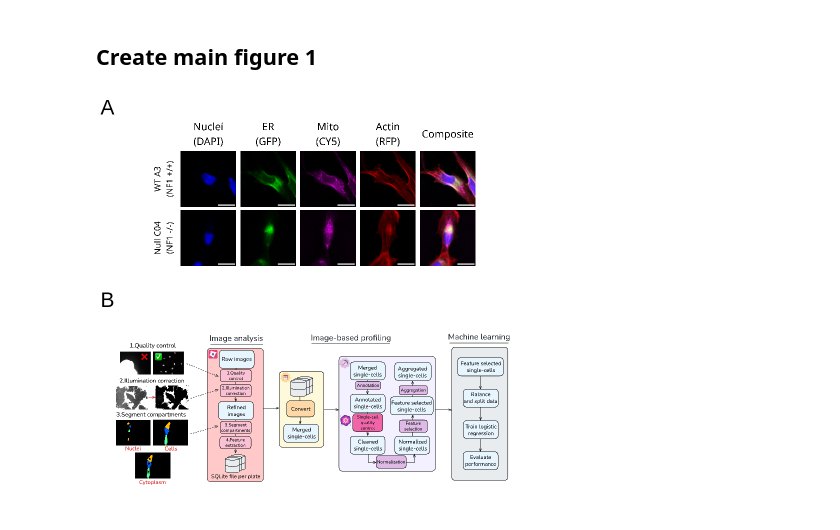
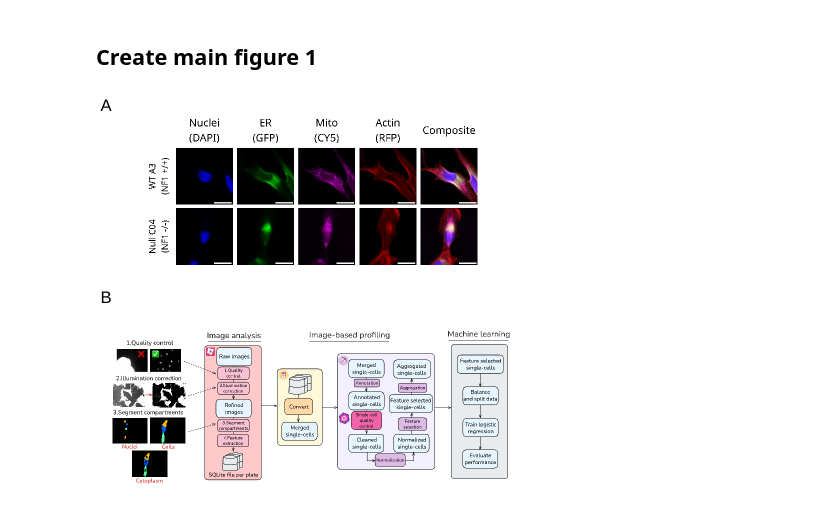
Before and after one commit to WayScience/nf1_schwann_cell_morphology_signature, a Jupyter notebook: 4.figures/main_figure_1/3.main_figure_1.ipynb, the cells around one changed output. Drawn from its saved outputs; the diff is of its cells as text; code cells hidden in the pictures.

Commit message:
update figures

```diff
--- a/4.figures/main_figure_1/3.main_figure_1.ipynb
+++ b/4.figures/main_figure_1/3.main_figure_1.ipynb
@@ -80,14 +80,14 @@ genotype_montage
 # %%
 fig_1_gg <- (
   genotype_montage /
   workflow
 ) + plot_layout(heights = c(1, 1.15)) +
   plot_annotation(tag_levels = "A") &
-  theme(plot.tag = element_text(size = 25))
+  theme(plot.tag = element_text(size = 20))
 
 # Save or display the plot
 ggsave(output_main_figure_1, plot = fig_1_gg, dpi = 500, height = 10, width = 10)
 
 fig_1_gg
 # %% [output]
-[figure, old version]
+[figure, new version]
```
Also changed, not shown: 7 other files.
